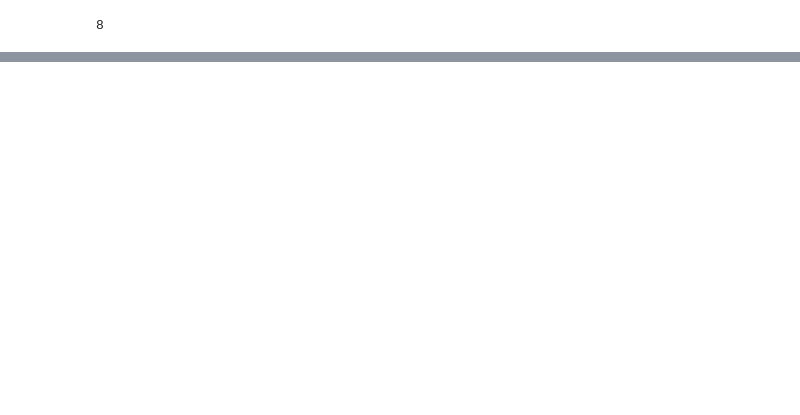
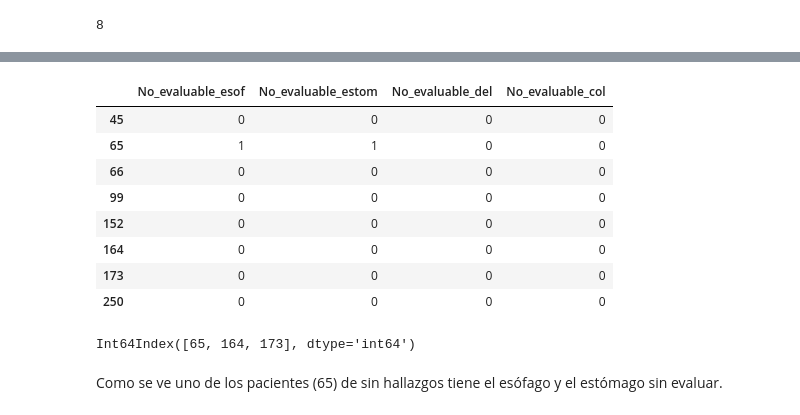
Before and after one commit to Hermenegildo12/Capsula_endoscopia, a Jupyter notebook: Capsula.ipynb, the cells around one changed output, grey strips where cells are left out. Cells and saved outputs as stored; diff of their text form; code cells hidden in the pictures; blank space fills up the shorter version.

```diff
--- a/Capsula.ipynb
+++ b/Capsula.ipynb
@@ -278,0 +366,18 @@ pregunta_1
+# %%
+uruguay_dolor[no_evaluable] #Número de pacientes con zonas del tracto GI sin posible evaluación (1)
+# %% [output]
+|  | No_evaluable_esof | No_evaluable_estom | No_evaluable_del | No_evaluable_col |
+| 45 | 0 | 0 | 0 | 0 |
+| 65 | 1 | 1 | 0 | 0 |
+| 66 | 0 | 0 | 0 | 0 |
+| 99 | 0 | 0 | 0 | 0 |
+| 152 | 0 | 0 | 0 | 0 |
+| 164 | 0 | 0 | 0 | 0 |
+| 173 | 0 | 0 | 0 | 0 |
+| 250 | 0 | 0 | 0 | 0 |
+# %%
+pct_normal_uru.index
+# %% [output]
+Int64Index([65, 164, 173], dtype='int64')
+# %% [markdown]
+Como se ve uno de los pacientes (65) de sin hallazgos tiene el esófago y el estómago sin evaluar.
```
Also changed, not shown: parts of 33 cells of this notebook.
